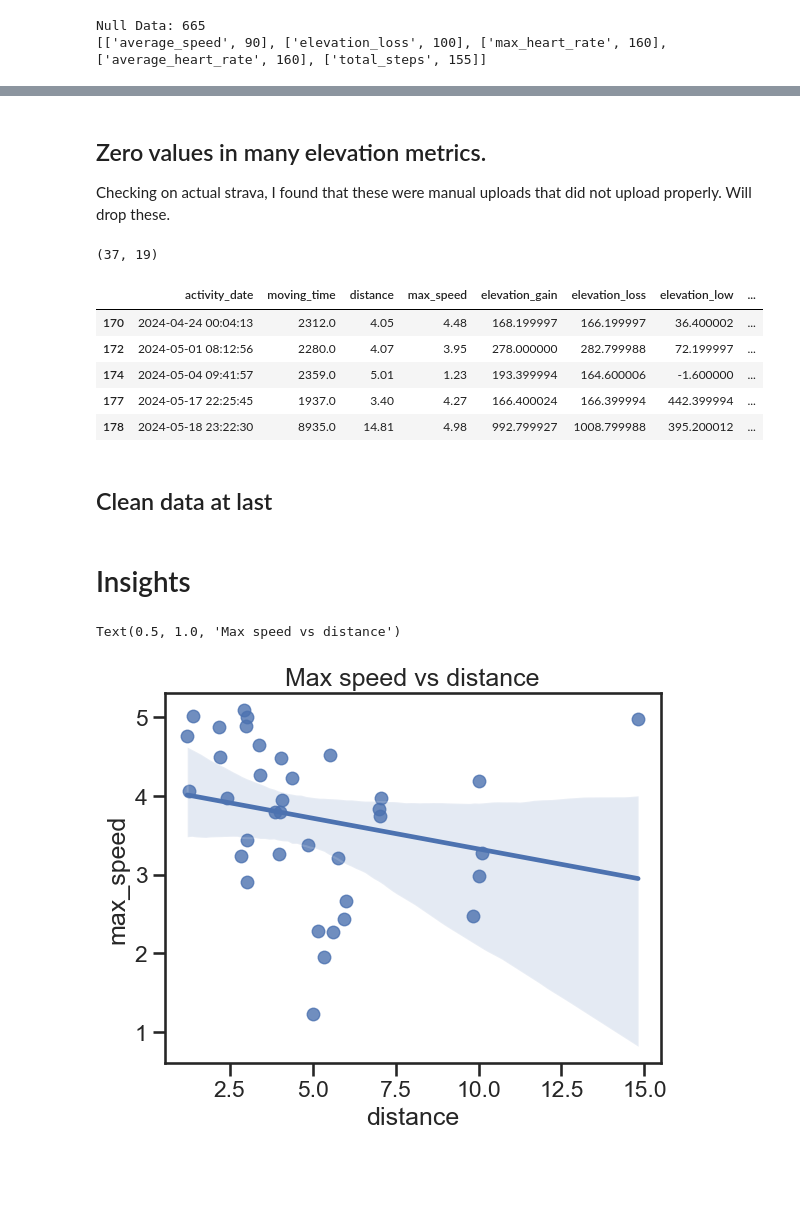
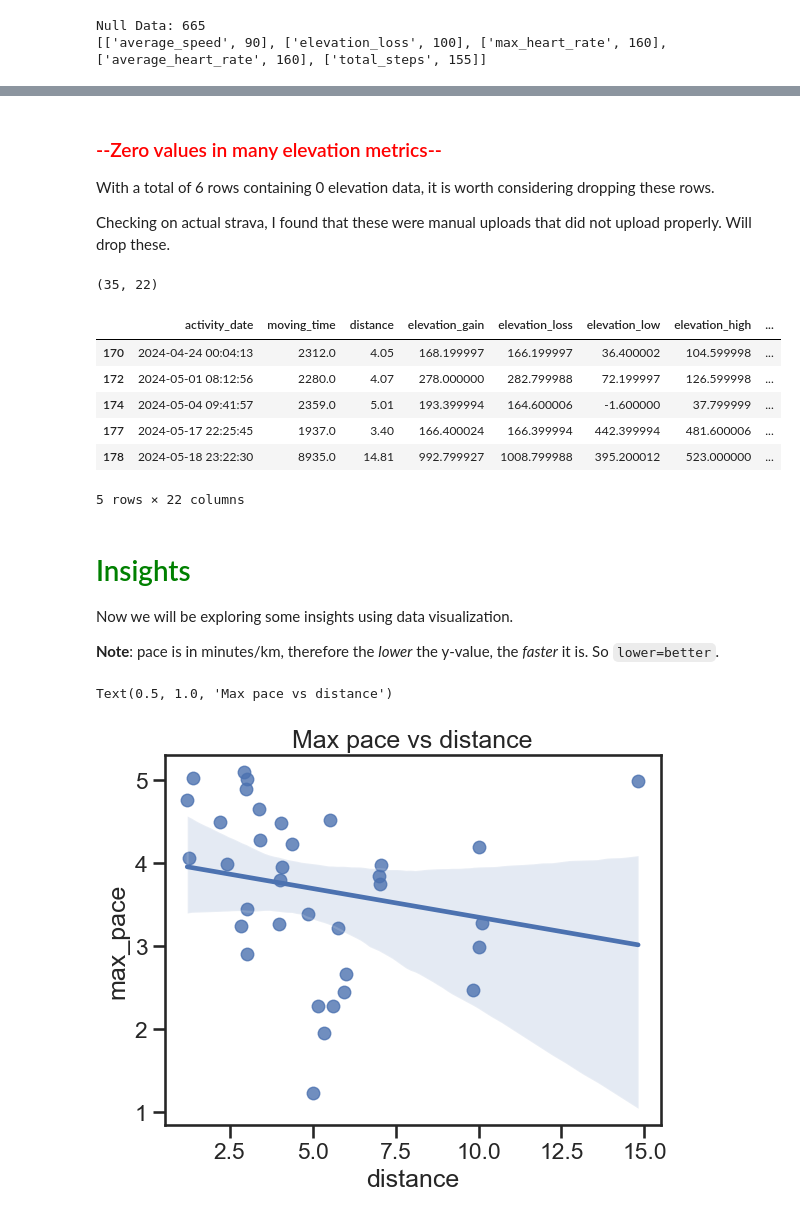
Before and after one commit to azaidrahman/Running-Analysis, a Jupyter notebook: Analysis/activities_analysis.ipynb, the cells around one changed output, grey strips where cells are left out. Drawn from its saved outputs; the diff is of its cells as text; code cells hidden in the pictures; blank space fills up the shorter version.

```diff
--- a/Analysis/activities_analysis.ipynb
+++ b/Analysis/activities_analysis.ipynb
@@ -122,10 +150,20 @@ Null Data: 665
 # %%
+# Create year and month columns
+df['year'] = df['activity_date'].dt.year
+df['month'] = df['activity_date'].dt.month
+
+#Convert the speeds into a more familiar metric which is minutes/km
 df['moving_time_minutes'] = round(df['moving_time']/60, 2)
 df['distance'] = round(df['distance'], 2) # Since its already in km, no need for any conversion
 df['pace'] = round(df['moving_time_minutes'] / df['distance'],2)
-df['max_speed'] = round(1000/df['max_speed'] / 60,2)
+df['max_pace'] = round(1000/df['max_speed'] / 60,2)
+df = df.drop(columns=['average_speed','max_speed'])
+
+# Add some useful date & time features
 df['week'] = df['activity_date'].dt.to_period('W')
-df['start_date'] = df.week.apply(lambda r: r.start_time.date())
-df = df.drop(columns=['average_speed']) # No need for average speed since we can calculate the pace
+df['start_date'] = df['activity_date'].dt.date
+df['start_time'] = df['activity_date'].dt.time
+df['week_start_date'] = df.week.apply(lambda r: r.start_time.date())
+df['weekday'] = df['activity_date'].apply(lambda x: x.weekday())
 df.head()
 # %% [output]
@@ -188,28 +223,33 @@ zero_rows
 # %% [markdown]
-## Zero values in many elevation metrics.
+### <font color='red'>--Zero values in many elevation metrics--</font>
+
+With a total of 6 rows containing 0 elevation data, it is worth considering dropping these rows.
+
 Checking on actual strava, I found that these were manual uploads that did not upload properly. Will drop these.
 # %%
 latest_df = latest_df.drop(zero_rows.index)
 latest_df.shape
 # %% [output]
-(37, 19)
+(35, 22)
 # %%
 latest_df.head()
 # %% [output]
-|  | activity_date | moving_time | distance | max_speed | elevation_gain | elevation_loss | elevation_low | ... |
-| 170 | 2024-04-24 00:04:13 | 2312.0 | 4.05 | 4.48 | 168.199997 | 166.199997 | 36.400002 | ... |
-| 172 | 2024-05-01 08:12:56 | 2280.0 | 4.07 | 3.95 | 278.000000 | 282.799988 | 72.199997 | ... |
-| 174 | 2024-05-04 09:41:57 | 2359.0 | 5.01 | 1.23 | 193.399994 | 164.600006 | -1.600000 | ... |
-| 177 | 2024-05-17 22:25:45 | 1937.0 | 3.40 | 4.27 | 166.400024 | 166.399994 | 442.399994 | ... |
-| 178 | 2024-05-18 23:22:30 | 8935.0 | 14.81 | 4.98 | 992.799927 | 1008.799988 | 395.200012 | ... |
+|  | activity_date | moving_time | distance | elevation_gain | elevation_loss | elevation_low | elevation_high | ... |
+| 170 | 2024-04-24 00:04:13 | 2312.0 | 4.05 | 168.199997 | 166.199997 | 36.400002 | 104.599998 | ... |
+| 172 | 2024-05-01 08:12:56 | 2280.0 | 4.07 | 278.000000 | 282.799988 | 72.199997 | 126.599998 | ... |
+| 174 | 2024-05-04 09:41:57 | 2359.0 | 5.01 | 193.399994 | 164.600006 | -1.600000 | 37.799999 | ... |
+| 177 | 2024-05-17 22:25:45 | 1937.0 | 3.40 | 166.400024 | 166.399994 | 442.399994 | 481.600006 | ... |
+| 178 | 2024-05-18 23:22:30 | 8935.0 | 14.81 | 992.799927 | 1008.799988 | 395.200012 | 523.000000 | ... |
+5 rows × 22 columns
-# %% [markdown]
-## Clean data at last
 # %% [markdown]
-# Insights
+# <font color='green'>Insights</font><a class="anchor" id="insights"></a>
+
+Now we will be exploring some insights using data visualization.
+
+**Note**: pace is in minutes/km, therefore the *lower* the y-value, the *faster* it is. So `lower=better`.
 # %%
-
 sns.set(style='ticks',context='talk')
-sns.regplot(x='distance',y='max_speed',data=latest_df).set_title('Max speed vs distance')
+sns.regplot(x='distance',y='max_pace',data=latest_df).set_title('Max pace vs distance')
 # %% [output]
-Text(0.5, 1.0, 'Max speed vs distance')
+Text(0.5, 1.0, 'Max pace vs distance')
-[figure, old version]
+[figure, new version]
```
Also changed, not shown: parts of 45 cells of this notebook, 2 other files.
